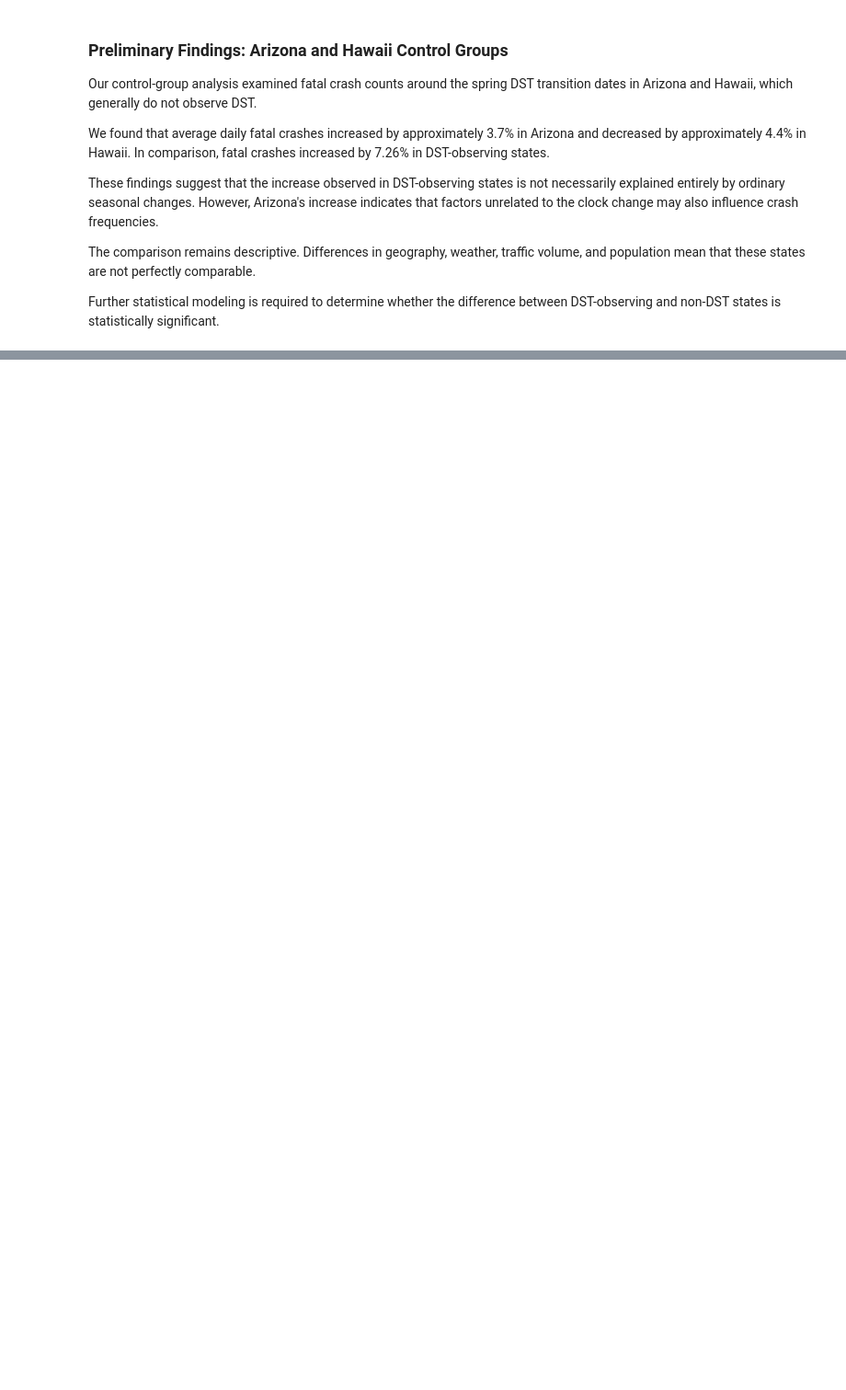
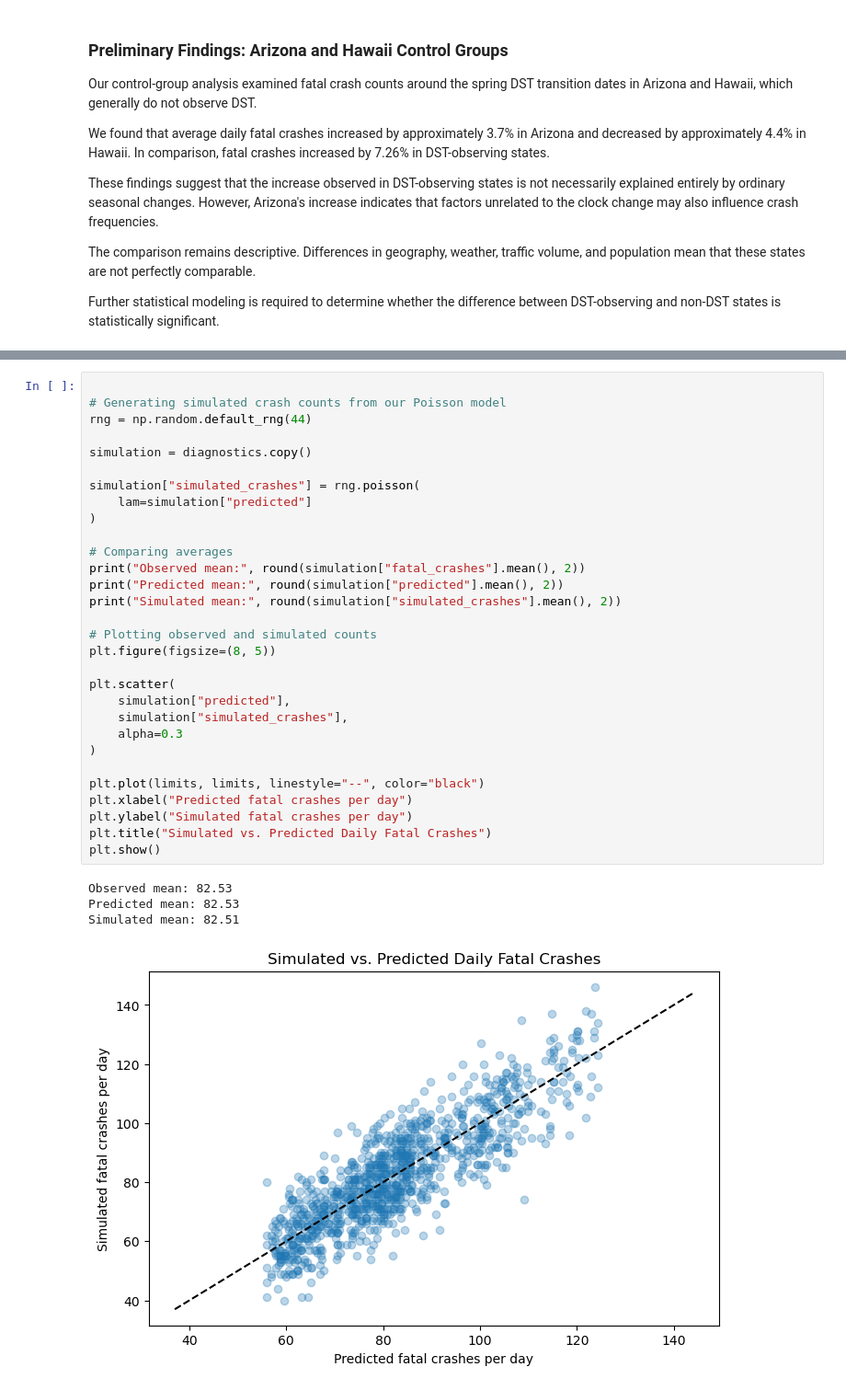
Before and after one commit to adipstha11/Project4_Daylight, a Jupyter notebook: notebooks/02_statistical_analysis.ipynb, the cells around one changed output, grey strips where cells are left out. Shown at 92% size. Saved outputs shown, nothing was run; the diff lists cells and outputs as text; blank space fills up the shorter version.

```diff
--- a/notebooks/02_statistical_analysis.ipynb
+++ b/notebooks/02_statistical_analysis.ipynb
@@ -638,0 +1131,35 @@ Further statistical modeling is required to determine whether the difference bet
+# %%
+
+# Generating simulated crash counts from our Poisson model
+rng = np.random.default_rng(44)
+
+simulation = diagnostics.copy()
+
+simulation["simulated_crashes"] = rng.poisson(
+    lam=simulation["predicted"]
+)
+
+# Comparing averages
+print("Observed mean:", round(simulation["fatal_crashes"].mean(), 2))
+print("Predicted mean:", round(simulation["predicted"].mean(), 2))
+print("Simulated mean:", round(simulation["simulated_crashes"].mean(), 2))
+
+# Plotting observed and simulated counts
+plt.figure(figsize=(8, 5))
+
+plt.scatter(
+    simulation["predicted"],
+    simulation["simulated_crashes"],
+    alpha=0.3
+)
+
+plt.plot(limits, limits, linestyle="--", color="black")
+plt.xlabel("Predicted fatal crashes per day")
+plt.ylabel("Simulated fatal crashes per day")
+plt.title("Simulated vs. Predicted Daily Fatal Crashes")
+plt.show()
+# %% [output]
+Observed mean: 82.53
+Predicted mean: 82.53
+Simulated mean: 82.51
+[figure, added]
```
Also changed, not shown: parts of 22 cells of this notebook.
